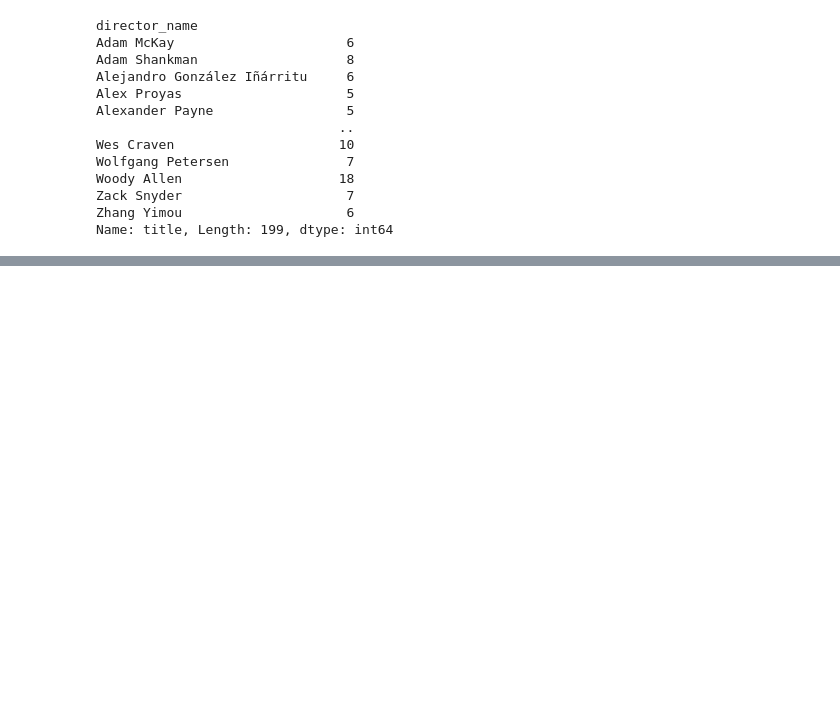
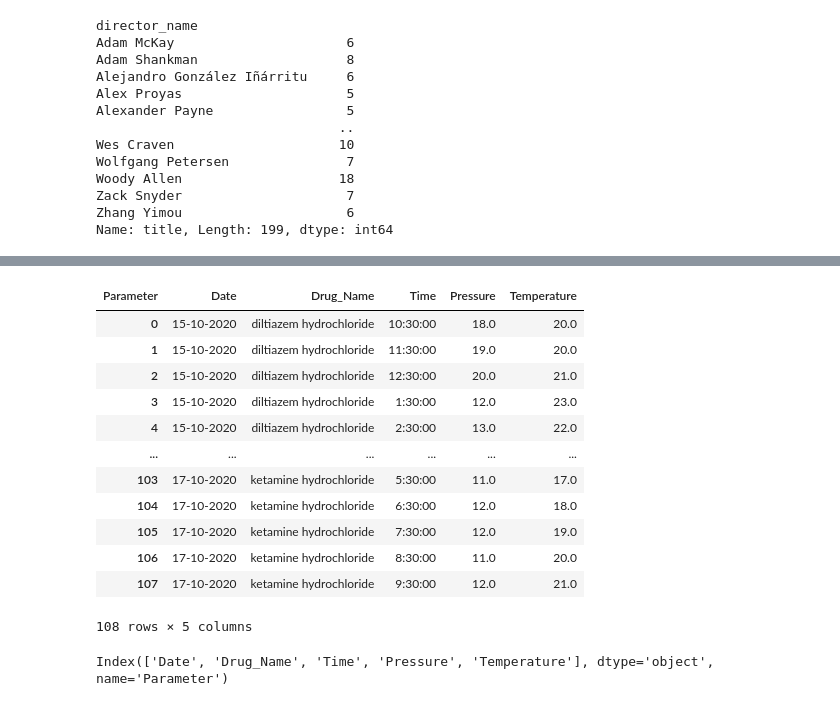
Before and after one commit to jeeet0700/Pandas, a Jupyter notebook: Pandas final cut.ipynb, the cells around one changed output, grey strips where cells are left out. Drawn from its saved outputs; the diff is of its cells as text; code cells hidden in the pictures; blank space fills up the shorter version.

```diff
--- a/Pandas final cut.ipynb
+++ b/Pandas final cut.ipynb
@@ -2408,0 +2389,5 @@ pd.pivot(df_melt,
+# %%
+df_pivot=pd.pivot(df_melt,
+        index=["Date","Drug_Name","Time"],
+        columns="Parameter",
+        values="Reading")
@@ -2408,0 +2414,22 @@ pd.pivot(df_melt,
+# %%
+df_pivot=df_pivot.reset_index()
+# %%
+df_pivot
+# %% [output]
+| Parameter | Date | Drug_Name | Time | Pressure | Temperature |
+| 0 | 15-10-2020 | diltiazem hydrochloride | 10:30:00 | 18.0 | 20.0 |
+| 1 | 15-10-2020 | diltiazem hydrochloride | 11:30:00 | 19.0 | 20.0 |
+| 2 | 15-10-2020 | diltiazem hydrochloride | 12:30:00 | 20.0 | 21.0 |
+| 3 | 15-10-2020 | diltiazem hydrochloride | 1:30:00 | 12.0 | 23.0 |
+| 4 | 15-10-2020 | diltiazem hydrochloride | 2:30:00 | 13.0 | 22.0 |
+| ... | ... | ... | ... | ... | ... |
+| 103 | 17-10-2020 | ketamine hydrochloride | 5:30:00 | 11.0 | 17.0 |
+| 104 | 17-10-2020 | ketamine hydrochloride | 6:30:00 | 12.0 | 18.0 |
+| 105 | 17-10-2020 | ketamine hydrochloride | 7:30:00 | 12.0 | 19.0 |
+| 106 | 17-10-2020 | ketamine hydrochloride | 8:30:00 | 11.0 | 20.0 |
+| 107 | 17-10-2020 | ketamine hydrochloride | 9:30:00 | 12.0 | 21.0 |
+108 rows × 5 columns
+# %%
+df_pivot.columns
+# %% [output]
+Index(['Date', 'Drug_Name', 'Time', 'Pressure', 'Temperature'], dtype='object', name='Parameter')
```
Also changed, not shown: parts of 74 cells of this notebook.
